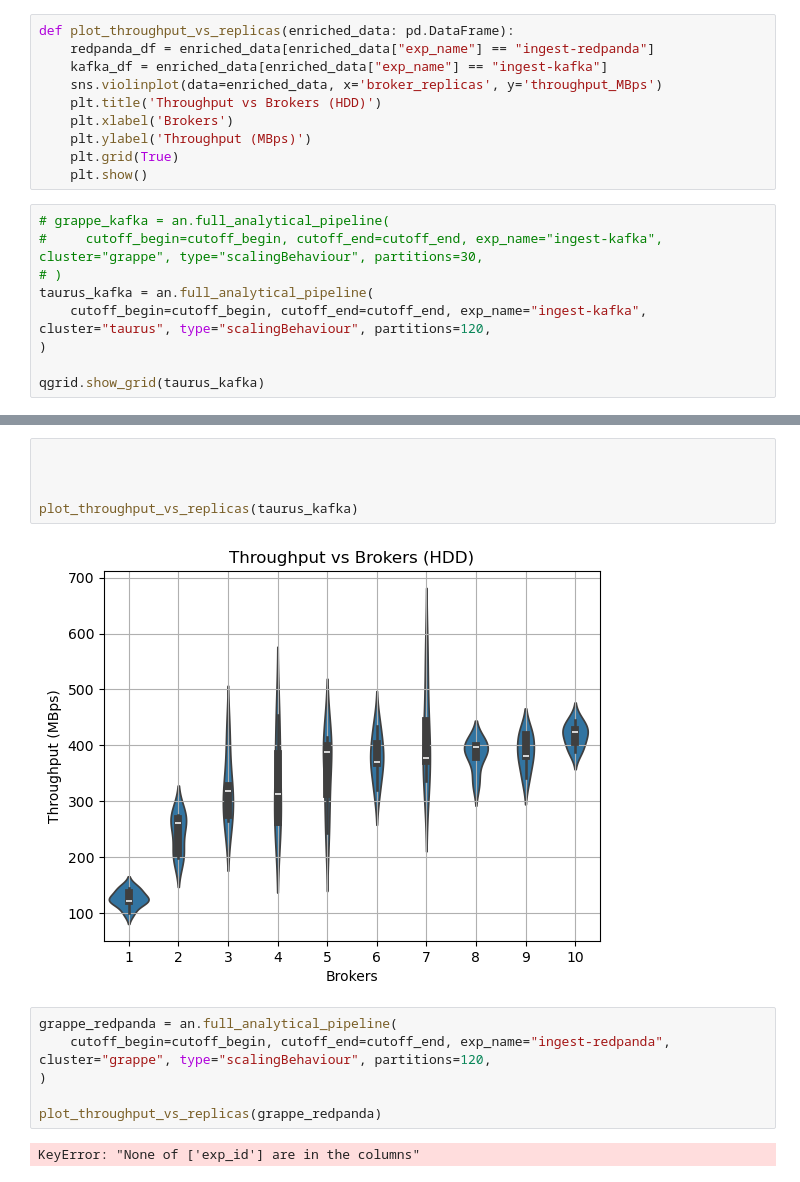
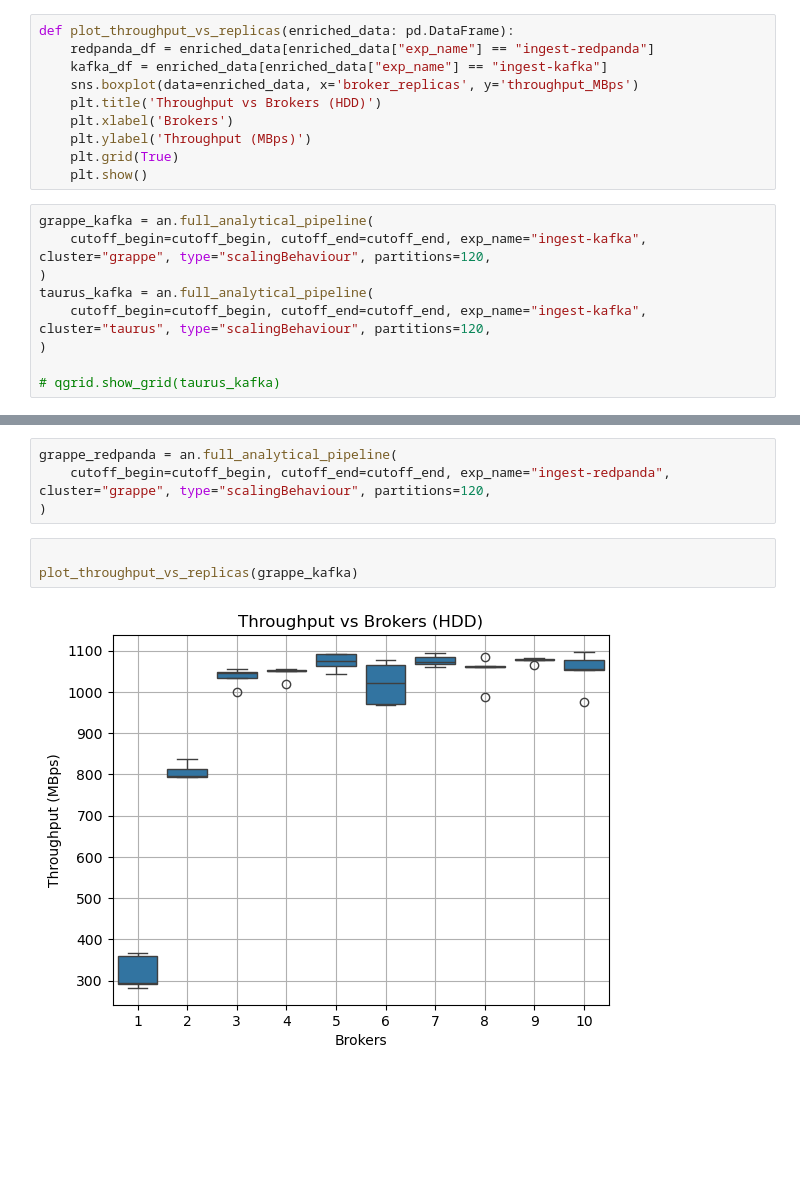
Before and after one commit to stream-energy/greenflow, a Jupyter notebook: plots/2-scaling.ipynb, the cells around one changed output, grey strips where cells are left out. Saved outputs shown, nothing was run; the diff lists cells and outputs as text; blank space fills up the shorter version.

```diff
--- a/plots/2-scaling.ipynb
+++ b/plots/2-scaling.ipynb
@@ -25,18 +30,18 @@ load_gin(exp_name="ingest-kafka", test=False)
 def plot_throughput_vs_replicas(enriched_data: pd.DataFrame):
     redpanda_df = enriched_data[enriched_data["exp_name"] == "ingest-redpanda"]
     kafka_df = enriched_data[enriched_data["exp_name"] == "ingest-kafka"]
-    sns.violinplot(data=enriched_data, x='broker_replicas', y='throughput_MBps')
+    sns.boxplot(data=enriched_data, x='broker_replicas', y='throughput_MBps')
     plt.title('Throughput vs Brokers (HDD)')
     plt.xlabel('Brokers')
     plt.ylabel('Throughput (MBps)')
     plt.grid(True)
     plt.show()
 # %%
-# grappe_kafka = an.full_analytical_pipeline(
-#     cutoff_begin=cutoff_begin, cutoff_end=cutoff_end, exp_name="ingest-kafka", cluster="grappe", type="scalingBehaviour", partitions=30,
-# )
+grappe_kafka = an.full_analytical_pipeline(
+    cutoff_begin=cutoff_begin, cutoff_end=cutoff_end, exp_name="ingest-kafka", cluster="grappe", type="scalingBehaviour", partitions=120,
+)
 taurus_kafka = an.full_analytical_pipeline(
     cutoff_begin=cutoff_begin, cutoff_end=cutoff_end, exp_name="ingest-kafka", cluster="taurus", type="scalingBehaviour", partitions=120,
 )
 
-qgrid.show_grid(taurus_kafka)
+# qgrid.show_grid(taurus_kafka)
@@ -45,15 +52,9 @@ QgridWidget(grid_options={'fullWidthRows': True, 'syncColumnCellResize': True, '
+# %%
+grappe_redpanda = an.full_analytical_pipeline(
+    cutoff_begin=cutoff_begin, cutoff_end=cutoff_end, exp_name="ingest-redpanda", cluster="grappe", type="scalingBehaviour", partitions=120,
+)
 # %%
 
-
-
-plot_throughput_vs_replicas(taurus_kafka)
+plot_throughput_vs_replicas(grappe_kafka)
 # %% [output]
-[figure, old version]
+[figure, new version]
-# %%
-grappe_redpanda = an.full_analytical_pipeline(
-    cutoff_begin=cutoff_begin, cutoff_end=cutoff_end, exp_name="ingest-redpanda", cluster="grappe", type="scalingBehaviour", partitions=120,
-)
-
-plot_throughput_vs_replicas(grappe_redpanda)
-# %% [output]
-KeyError: "None of ['exp_id'] are in the columns"
```
Also changed, not shown: parts of 3 cells of this notebook, 12 other files.
